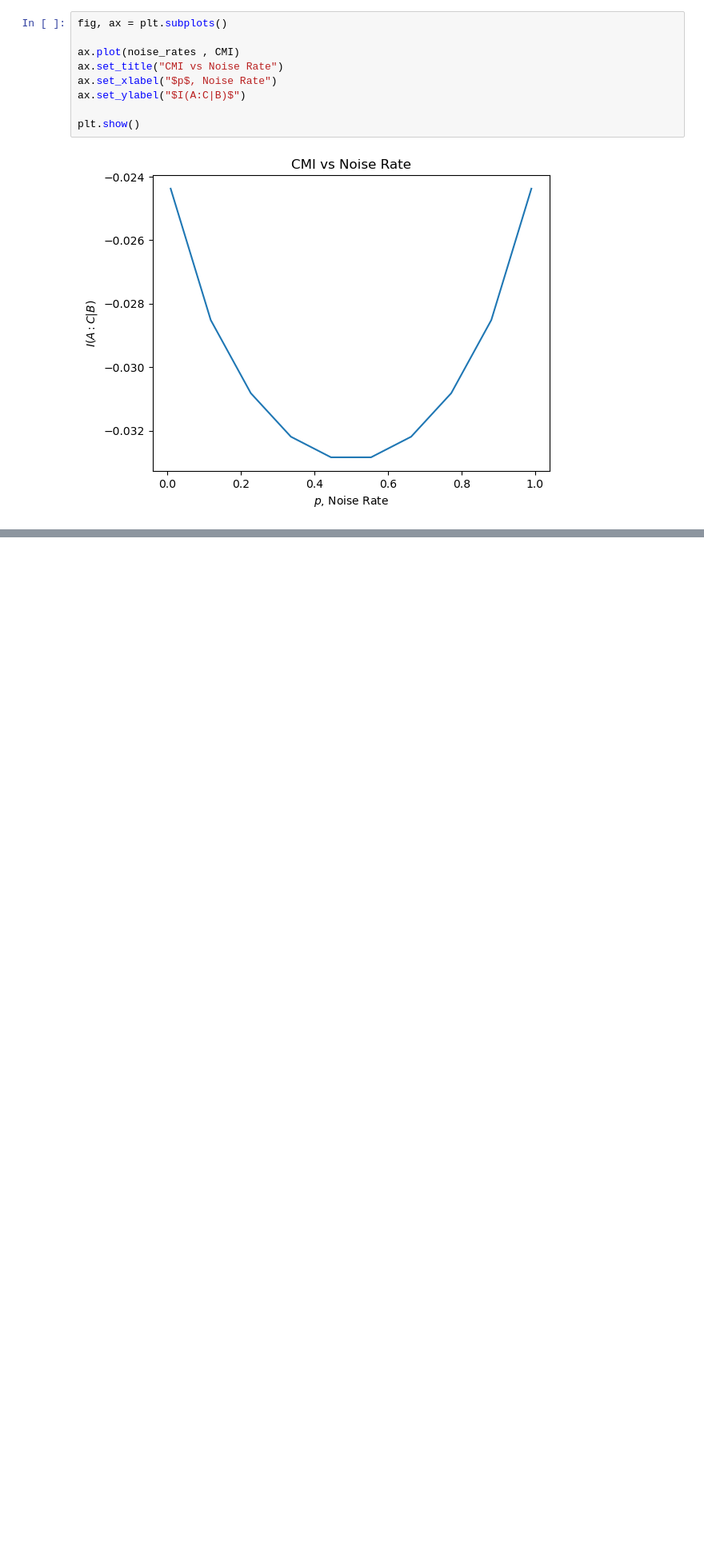
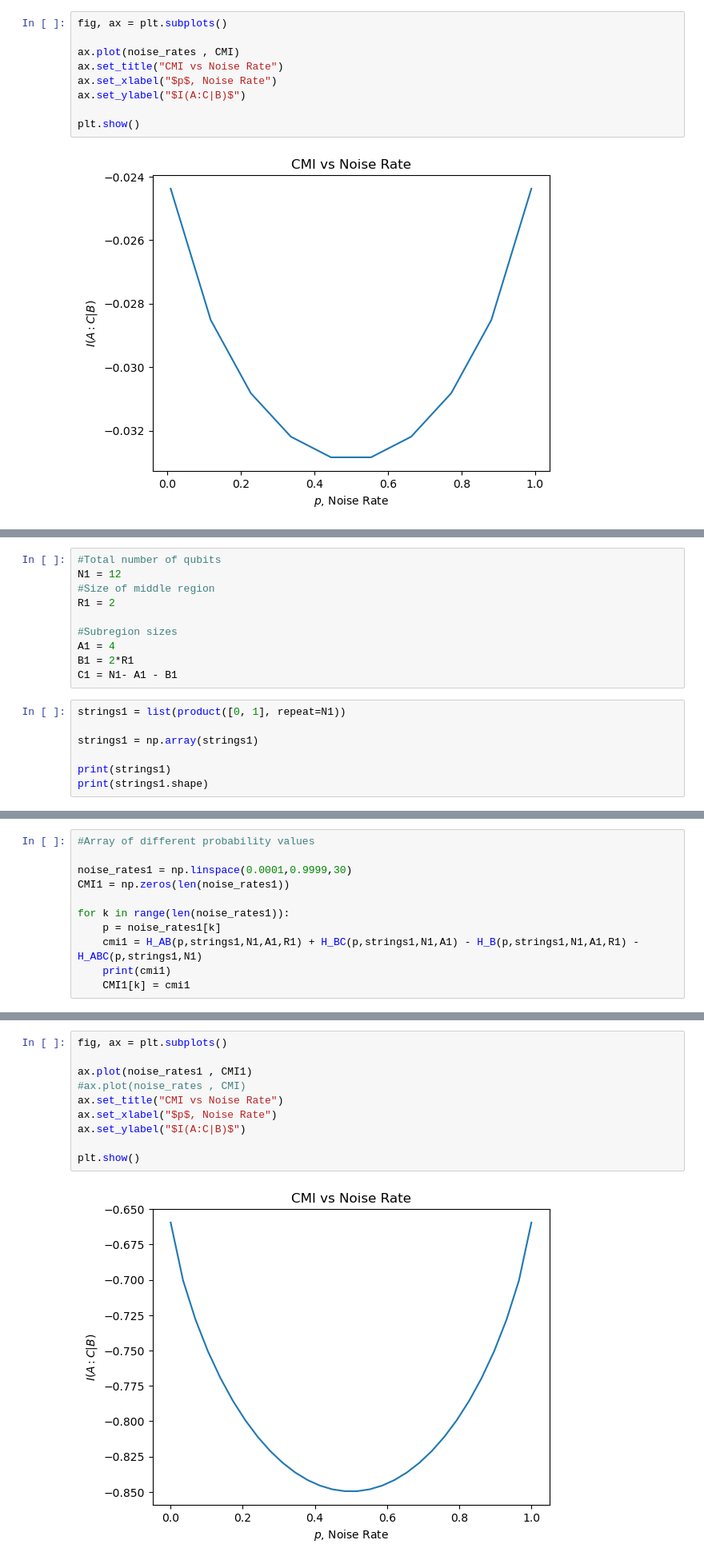
Before and after one commit to HannaKarwowska/PSI-Essay, a Jupyter notebook: 1Dcode.ipynb, the cells around one changed output, grey strips where cells are left out. Shown at 80% size. Saved outputs shown, nothing was run; the diff lists cells and outputs as text; blank space fills up the shorter version.

```diff
--- a/1Dcode.ipynb
+++ b/1Dcode.ipynb
@@ -173,0 +176,17 @@ plt.show()
+# %%
+#Total number of qubits
+N1 = 12
+#Size of middle region
+R1 = 2
+
+#Subregion sizes
+A1 = 4
+B1 = 2*R1
+C1 = N1- A1 - B1
+# %%
+strings1 = list(product([0, 1], repeat=N1))
+
+strings1 = np.array(strings1)
+
+print(strings1)
+print(strings1.shape)
@@ -173,0 +215,11 @@ plt.show()
+# %%
+#Array of different probability values
+
+noise_rates1 = np.linspace(0.0001,0.9999,30)
+CMI1 = np.zeros(len(noise_rates1))
+
+for k in range(len(noise_rates1)):
+    p = noise_rates1[k]
+    cmi1 = H_AB(p,strings1,N1,A1,R1) + H_BC(p,strings1,N1,A1) - H_B(p,strings1,N1,A1,R1) - H_ABC(p,strings1,N1)
+    print(cmi1)
+    CMI1[k] = cmi1
@@ -173,0 +244,12 @@ plt.show()
+# %%
+fig, ax = plt.subplots()
+
+ax.plot(noise_rates1 , CMI1)
+#ax.plot(noise_rates , CMI)
+ax.set_title("CMI vs Noise Rate")
+ax.set_xlabel("$p$, Noise Rate")
+ax.set_ylabel("$I(A:C|B)$")
+
+plt.show()
+# %% [output]
+[figure, added]
```
Also changed, not shown: parts of 4 cells of this notebook.
